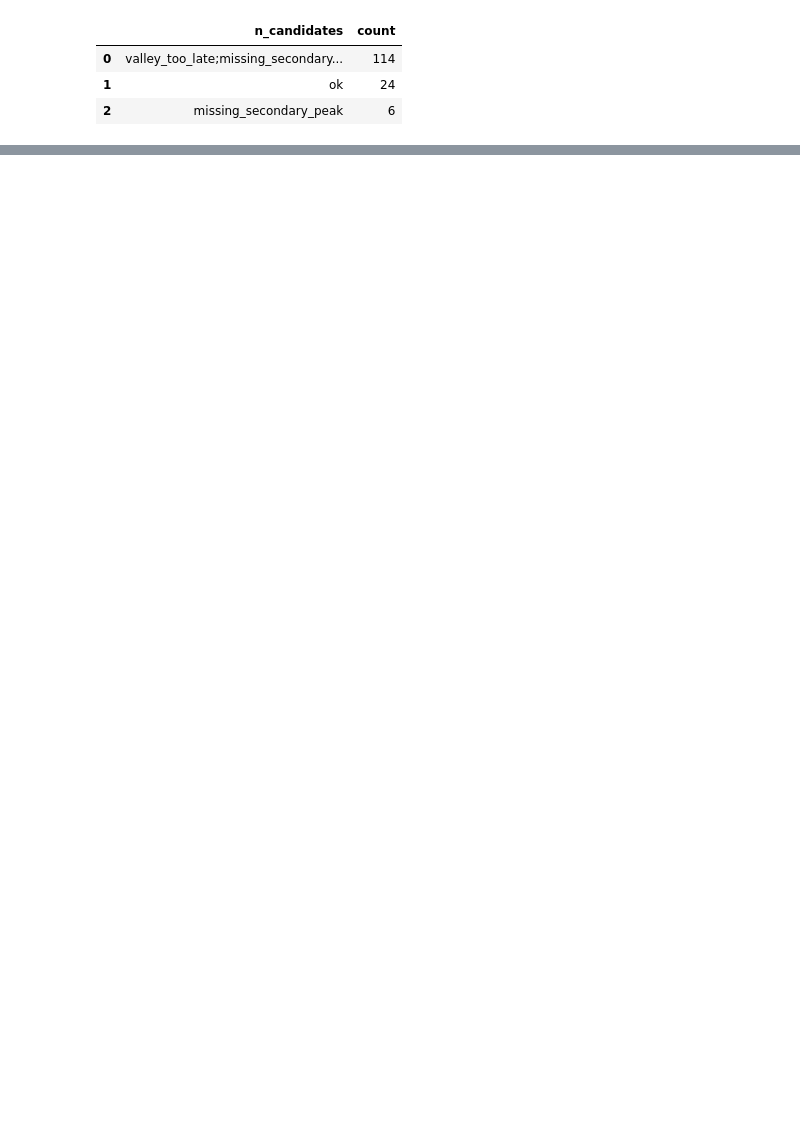
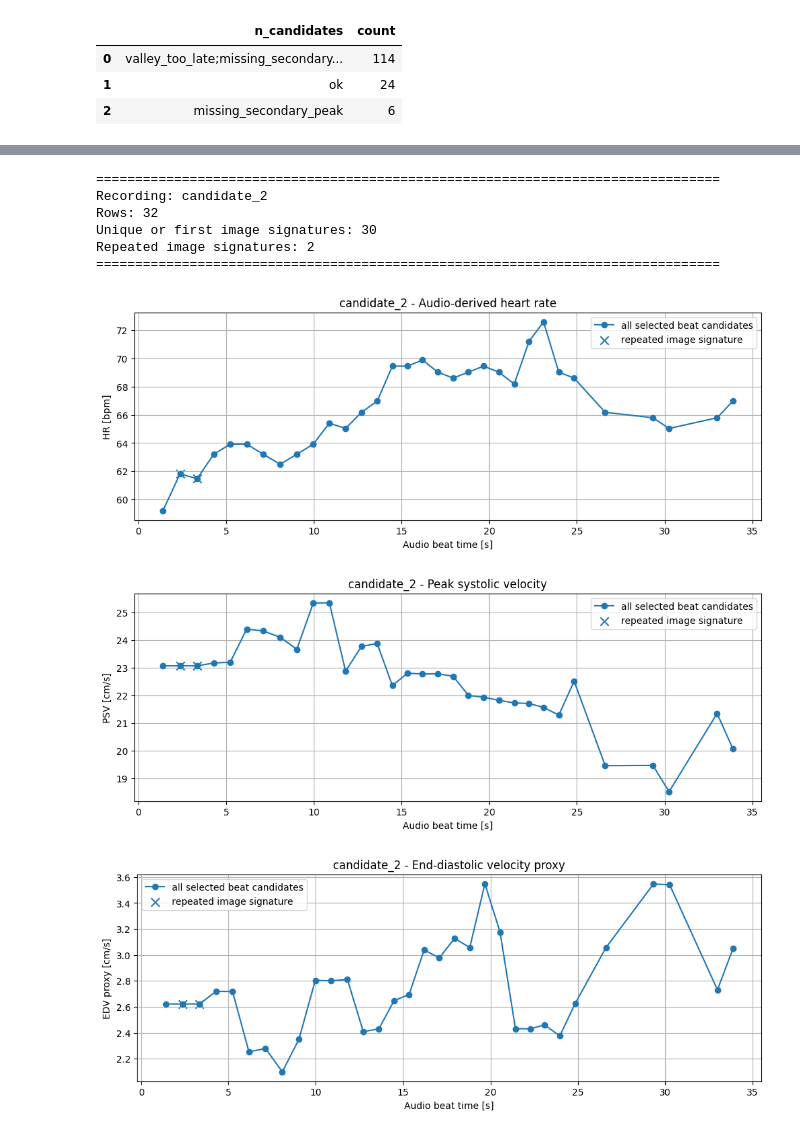
Before and after one commit to MrCzaro/DopplerLab, a Jupyter notebook: NB04 - Doppler Ground Truth Feature Extraction.ipynb, the cells around one changed output, grey strips where cells are left out. Cells and saved outputs as stored; diff of their text form; code cells hidden in the pictures; blank space fills up the shorter version.

```diff
--- a/NB04 - Doppler Ground Truth Feature Extraction.ipynb
+++ b/NB04 - Doppler Ground Truth Feature Extraction.ipynb
@@ -2868,0 +3303,78 @@ Candidate quality summary
+# %%
+def plot_beat_level_feature_trends(final_beat_feature_df):
+    """
+    Plot beat-level HR, PSV, EDV proxy, and RI trends for each recording.
+
+    Repeated image morphology signatures are marked separately from unique or
+    first-occurrence morphology rows.
+
+    Parameters
+    ----------
+    final_beat_feature_df : pd.DataFrame
+        Duplicate-aware beat-level feature table.
+
+    Returns
+    -------
+    None
+    """
+
+    plot_features = [
+        {
+            "column": "hr_bpm",
+            "ylabel": "HR [bpm]",
+            "title": "Audio-derived heart rate",
+        },
+        {
+            "column": "psv_cm_s",
+            "ylabel": "PSV [cm/s]",
+            "title": "Peak systolic velocity",
+        },
+        {
+            "column": "edv_proxy_cm_s",
+            "ylabel": "EDV proxy [cm/s]",
+            "title": "End-diastolic velocity proxy",
+        },
+        {
+            "column": "ri_calibrated",
+            "ylabel": "RI",
+            "title": "Resistive index",
+        },
+    ]
+
+    for recording_name, recording_df in final_beat_feature_df.groupby("recording_name"):
+        recording_df = recording_df.sort_values("audio_beat_time_s").copy()
+        unique_or_first_df = recording_df[recording_df["duplicate_note"] != "repeated_image_signature"].copy()
+        repeated_df = recording_df[recording_df["duplicate_note"] == "repeated_image_signature"].copy()
+        print("=" * 80)
+        print(f"Recording: {recording_name}")
+        print(f"Rows: {len(recording_df)}")
+        print(f"Unique or first image signatures: {len(unique_or_first_df)}")
+        print(f"Repeated image signatures: {len(repeated_df)}")
+        print("=" * 80)
+        for feature in plot_features:
+            column = feature["column"]
+            if column not in recording_df.columns:
+                continue
+
+            plt.figure(figsize=(12, 4))
+            plt.plot(recording_df["audio_beat_time_s"], recording_df[column], marker="o", linewidth=1.5, label="all selected beat candidates")
+            if len(repeated_df) > 0:
+                plt.scatter(repeated_df["audio_beat_time_s"], repeated_df[column], marker="x", s=80, label="repeated image signature")
+            plt.xlabel("Audio beat time [s]")
+            plt.ylabel(feature["ylabel"])
+            plt.title(f"{recording_name} - {feature['title']}")
+            plt.legend()
+            plt.grid(True)
+            plt.show()
+
+plot_beat_level_feature_trends(final_beat_feature_df)
+# %% [output]
+================================================================================
+Recording: candidate_2
+Rows: 32
+Unique or first image signatures: 30
+Repeated image signatures: 2
+================================================================================
+[figure, added]
+[figure, added]
+[figure, added]
```
Also changed, not shown: parts of 16 cells of this notebook, 8 other files.
